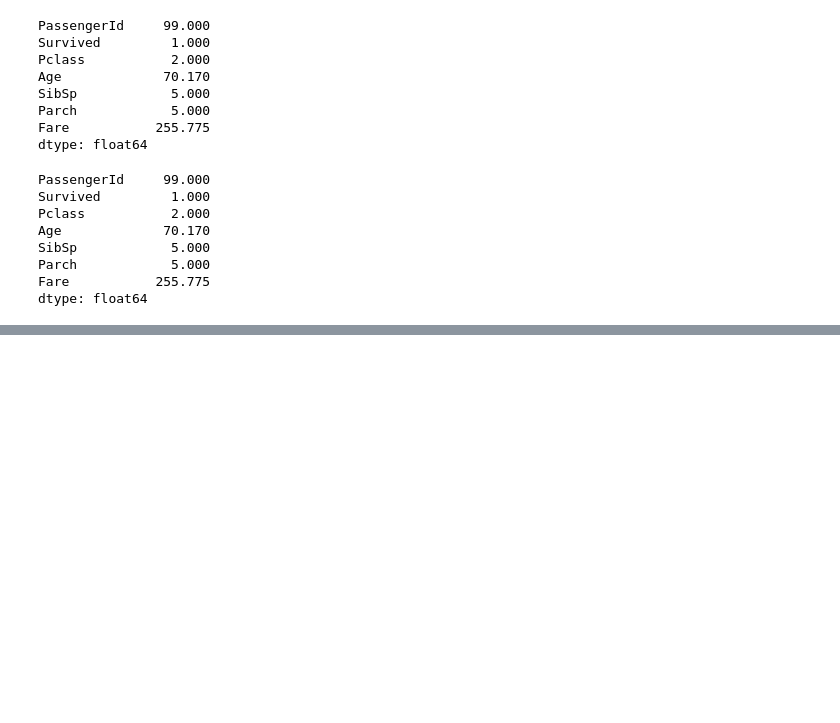
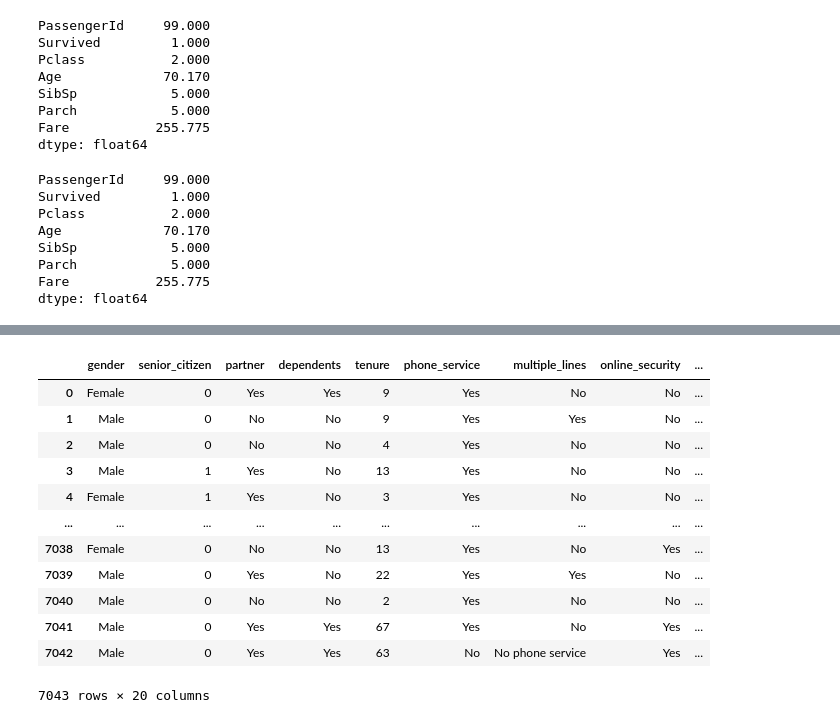
Before and after one commit to Thoai-Adam/classificatin-exercises, a Jupyter notebook: classification_exercises.ipynb, the cells around one changed output, grey strips where cells are left out. Saved outputs shown, nothing was run; the diff lists cells and outputs as text; code cells hidden in the pictures; blank space fills up the shorter version.

```diff
--- a/classification_exercises.ipynb
+++ b/classification_exercises.ipynb
@@ -277,0 +557,23 @@ dtype: float64
+# %%
+def new_telco_data():
+    sql_query = ("SELECT * from customers JOIN contract_types USING (contract_type_id) JOIN internet_service_types USING (internet_service_type_id) JOIN payment_types USING (payment_type_id)")
+    # Read in dataframe from Codeup db
+    df = pd.read_sql(sql_query, get_connection('telco_churn'))
+    return df
+
+
+def get_telco_data():
+    if os.path.isfile('telco.csv'):
+        # If csv file exists read in data from csv file.
+        df = pd.read_csv('telco.csv', index_col=0)
+    else:
+        # Read fresh data from db into a dataframe
+        df = new_telco_data()
+        # Cache data
+        df.to_csv('telco.csv')
+    return df
+# %%
+telco_df = get_telco_data()
+telco_df
+
+#meditateon this
@@ -277,0 +614,19 @@ dtype: float64
+# %%
+telco_df.drop(columns = ['payment_type_id',
+                         'internet_service_type_id',
+                         'contract_type_id',
+                         'customer_id'])
+# %% [output]
+|  | gender | senior_citizen | partner | dependents | tenure | phone_service | multiple_lines | online_security | ... |
+| 0 | Female | 0 | Yes | Yes | 9 | Yes | No | No | ... |
+| 1 | Male | 0 | No | No | 9 | Yes | Yes | No | ... |
+| 2 | Male | 0 | No | No | 4 | Yes | No | No | ... |
+| 3 | Male | 1 | Yes | No | 13 | Yes | No | No | ... |
+| 4 | Female | 1 | Yes | No | 3 | Yes | No | No | ... |
+| ... | ... | ... | ... | ... | ... | ... | ... | ... | ... |
+| 7038 | Female | 0 | No | No | 13 | Yes | No | Yes | ... |
+| 7039 | Male | 0 | Yes | No | 22 | Yes | Yes | No | ... |
+| 7040 | Male | 0 | No | No | 2 | Yes | No | No | ... |
+| 7041 | Male | 0 | Yes | Yes | 67 | Yes | No | Yes | ... |
+| 7042 | Male | 0 | Yes | Yes | 63 | No | No phone service | Yes | ... |
+7043 rows × 20 columns
```
Also changed, not shown: parts of 37 cells of this notebook, 3 other files.
